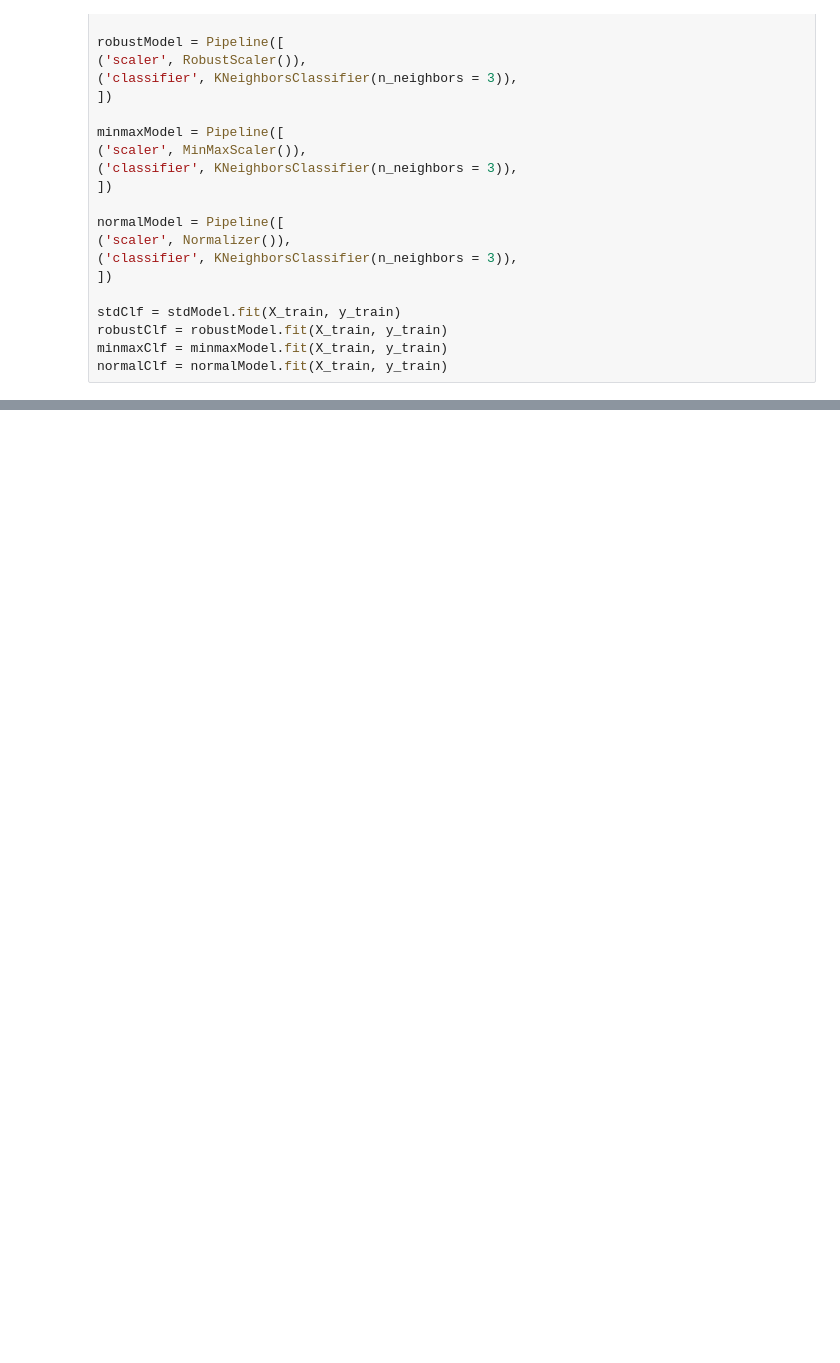
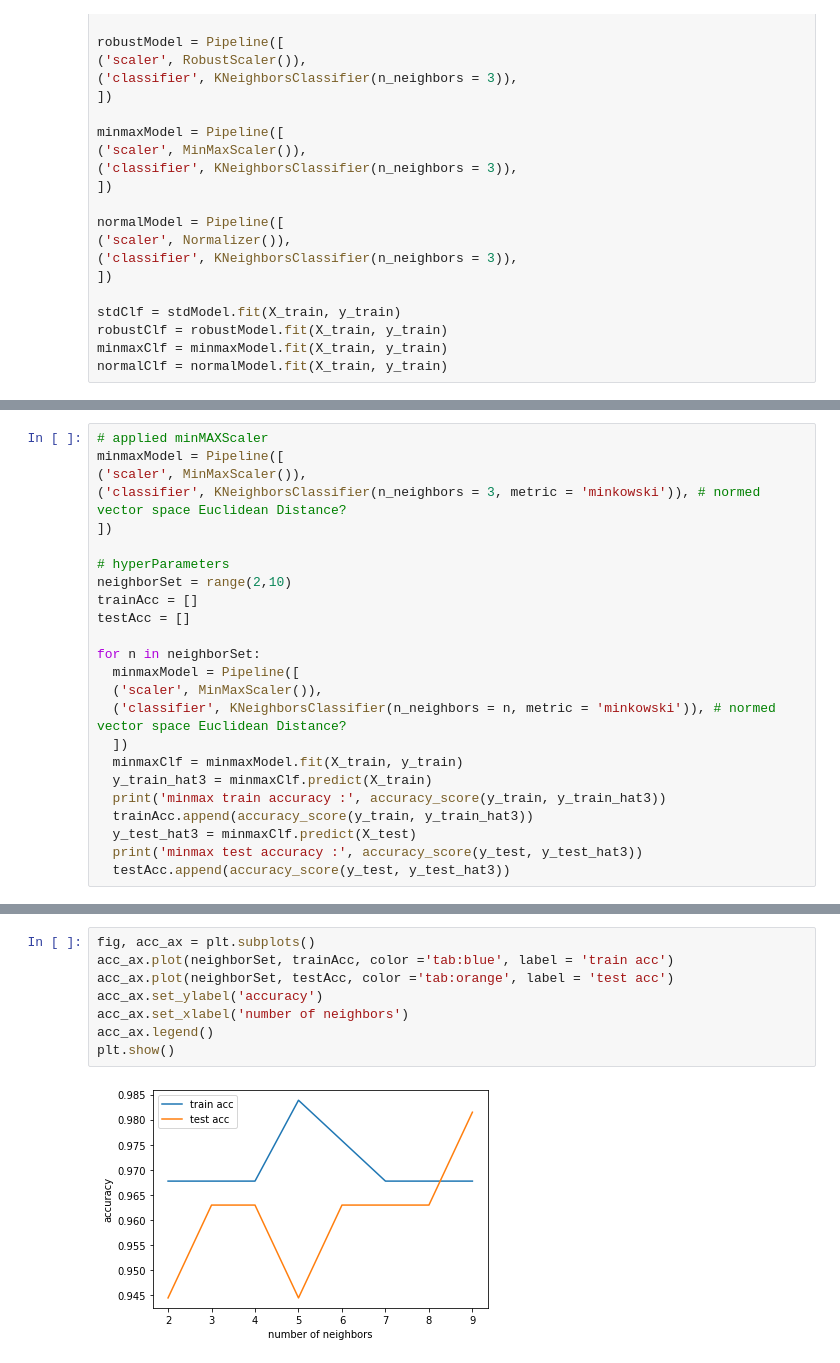
Before and after one commit to Bunnykey/PFDS, a Jupyter notebook: knnclassifier.ipynb, the cells around one changed output, grey strips where cells are left out. Drawn from its saved outputs; the diff is of its cells as text; blank space fills up the shorter version.

```diff
--- a/knnclassifier.ipynb
+++ b/knnclassifier.ipynb
@@ -109,0 +154,24 @@ plt.show()
+# %%
+# applied minMAXScaler
+minmaxModel = Pipeline([
+('scaler', MinMaxScaler()),
+('classifier', KNeighborsClassifier(n_neighbors = 3, metric = 'minkowski')), # normed vector space Euclidean Distance?
+])
+
+# hyperParameters
+neighborSet = range(2,10)
+trainAcc = []
+testAcc = []
+
+for n in neighborSet:
+  minmaxModel = Pipeline([
+  ('scaler', MinMaxScaler()),
+  ('classifier', KNeighborsClassifier(n_neighbors = n, metric = 'minkowski')), # normed vector space Euclidean Distance?
+  ])
+  minmaxClf = minmaxModel.fit(X_train, y_train)
+  y_train_hat3 = minmaxClf.predict(X_train)
+  print('minmax train accuracy :', accuracy_score(y_train, y_train_hat3))
+  trainAcc.append(accuracy_score(y_train, y_train_hat3))
+  y_test_hat3 = minmaxClf.predict(X_test)
+  print('minmax test accuracy :', accuracy_score(y_test, y_test_hat3))
+  testAcc.append(accuracy_score(y_test, y_test_hat3))
@@ -109,0 +195,10 @@ plt.show()
+# %%
+fig, acc_ax = plt.subplots()
+acc_ax.plot(neighborSet, trainAcc, color ='tab:blue', label = 'train acc')
+acc_ax.plot(neighborSet, testAcc, color ='tab:orange', label = 'test acc')
+acc_ax.set_ylabel('accuracy')
+acc_ax.set_xlabel('number of neighbors')
+acc_ax.legend()
+plt.show()
+# %% [output]
+[figure, added]
```
Also changed, not shown: parts of 6 cells of this notebook.
